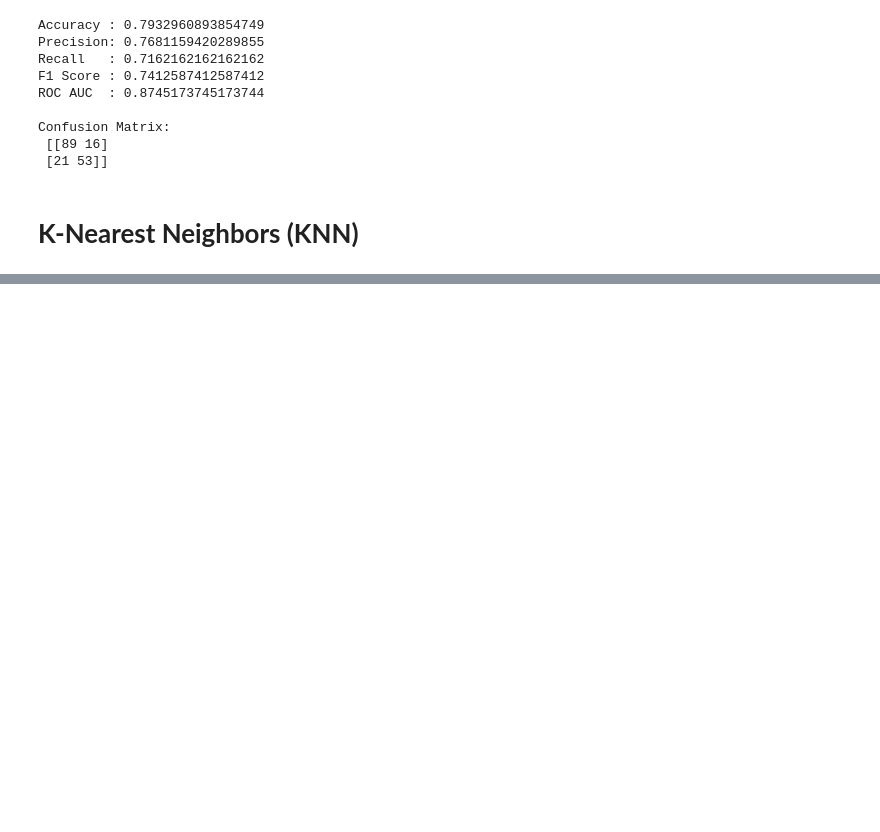
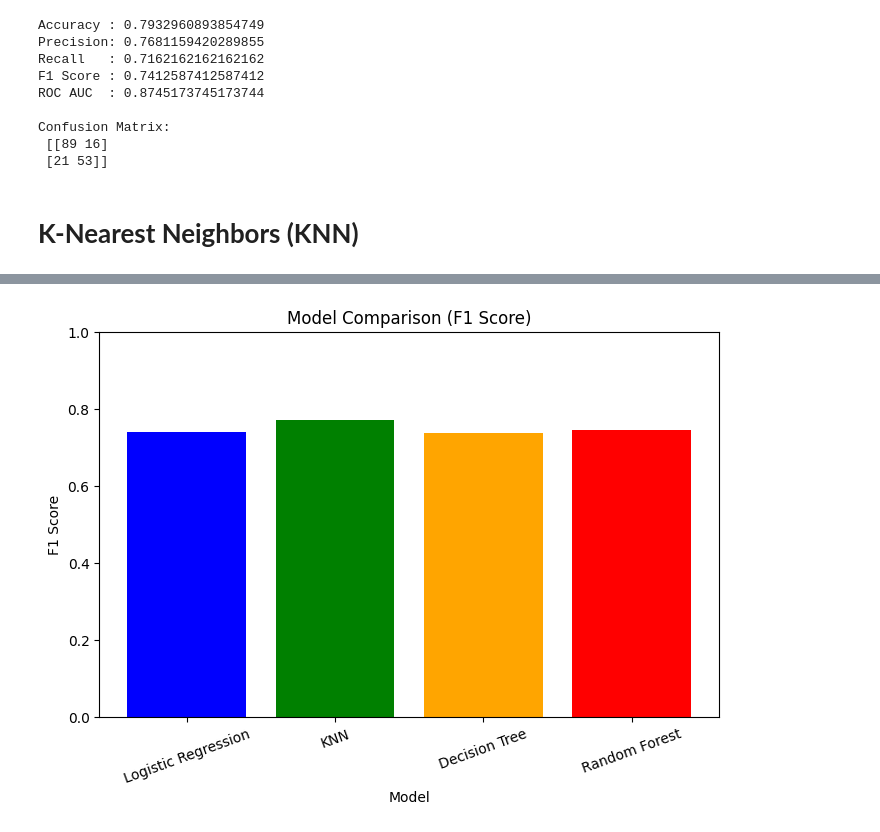
Before and after one commit to AdeebBinHuda/AI-ML, a Jupyter notebook: Module10_Classification_algorithms.ipynb, the cells around one changed output, grey strips where cells are left out. Cells and saved outputs as stored; diff of their text form; code cells hidden in the pictures; blank space fills up the shorter version.

```diff
--- a/Module10_Classification_algorithms.ipynb
+++ b/Module10_Classification_algorithms.ipynb
@@ -313,0 +906,67 @@ So:
+# %%
+import pandas as pd
+import matplotlib.pyplot as plt
+
+from sklearn.model_selection import train_test_split
+from sklearn.preprocessing import StandardScaler
+from sklearn.metrics import f1_score
+
+from sklearn.linear_model import LogisticRegression
+from sklearn.neighbors import KNeighborsClassifier
+from sklearn.tree import DecisionTreeClassifier
+from sklearn.ensemble import RandomForestClassifier
+
+# Load dataset
+url = "https://raw.githubusercontent.com/datasciencedojo/datasets/master/titanic.csv"
+df = pd.read_csv(url)
+
+df.head()
+
+df = df[["Pclass", "Sex", "Age", "Fare", "Survived"]]
+df["Age"] = df["Age"].fillna(df["Age"].median())
+df["Sex"] = df["Sex"].map({"male": 0, "female": 1})
+
+
+X = df.drop("Survived", axis=1)
+y = df["Survived"]
+
+X_train, X_test, y_train, y_test = train_test_split(
+    X, y, test_size=0.2, random_state=42
+)
+
+scaler = StandardScaler()
+X_train_scaled = scaler.fit_transform(X_train)
+X_test_scaled = scaler.transform(X_test)
+
+models = {
+    "Logistic Regression": LogisticRegression(),
+    "KNN": KNeighborsClassifier(n_neighbors=5),
+    "Decision Tree": DecisionTreeClassifier(max_depth=5, random_state=42),
+    "Random Forest": RandomForestClassifier(n_estimators=100, max_depth=5, random_state=42)
+}
+
+colors = ["blue", "green", "orange", "red"]
+
+f1_scores = []
+
+for name, model in models.items():
+    if name in ["Logistic Regression", "KNN"]:
+        model.fit(X_train_scaled, y_train)
+        y_pred = model.predict(X_test_scaled)
+    else:
+        model.fit(X_train, y_train)
+        y_pred = model.predict(X_test)
+
+    f1_scores.append(f1_score(y_test, y_pred))
+
+# Plotting code (now correctly unindented outside of the loop)
+plt.figure(figsize=(8,5))
+plt.bar(models.keys(), f1_scores, color=colors)
+plt.xlabel("Model")
+plt.ylabel("F1 Score")
+plt.title("Model Comparison (F1 Score)")
+plt.xticks(rotation=20)
+plt.ylim(0, 1)
+plt.show()
+# %% [output]
+[figure, added]
```
Also changed, not shown: parts of 9 cells of this notebook.
